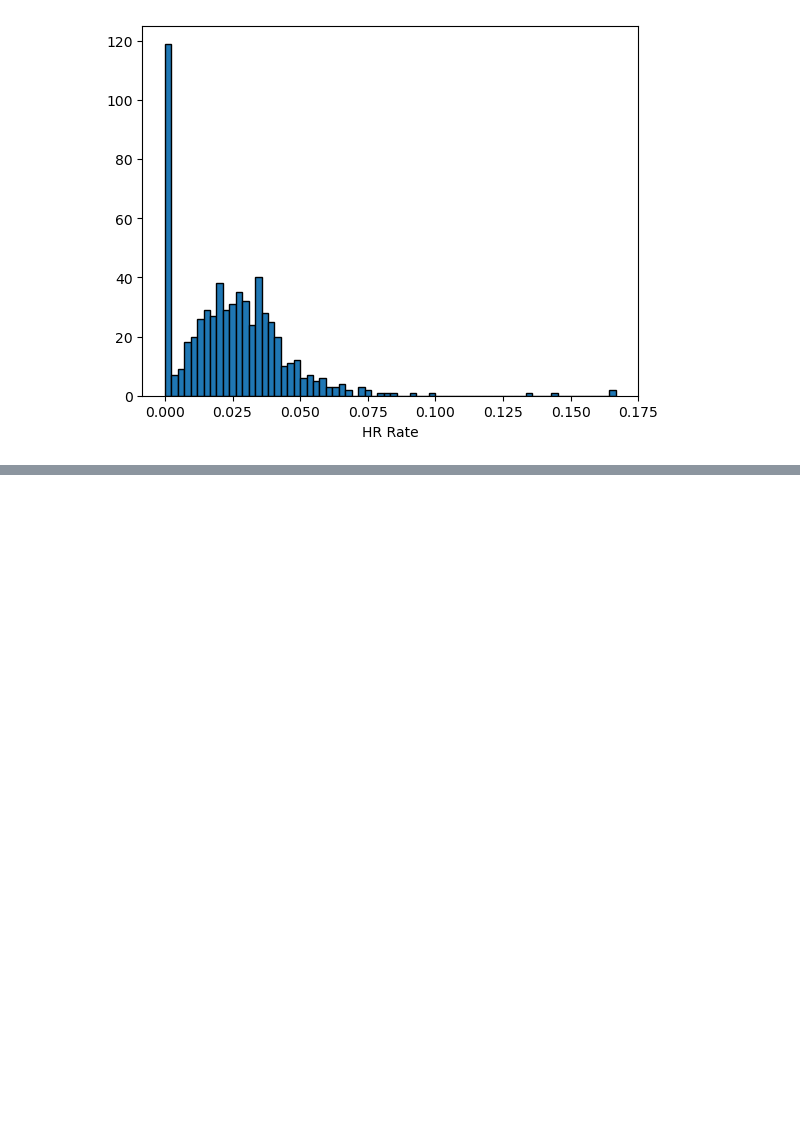
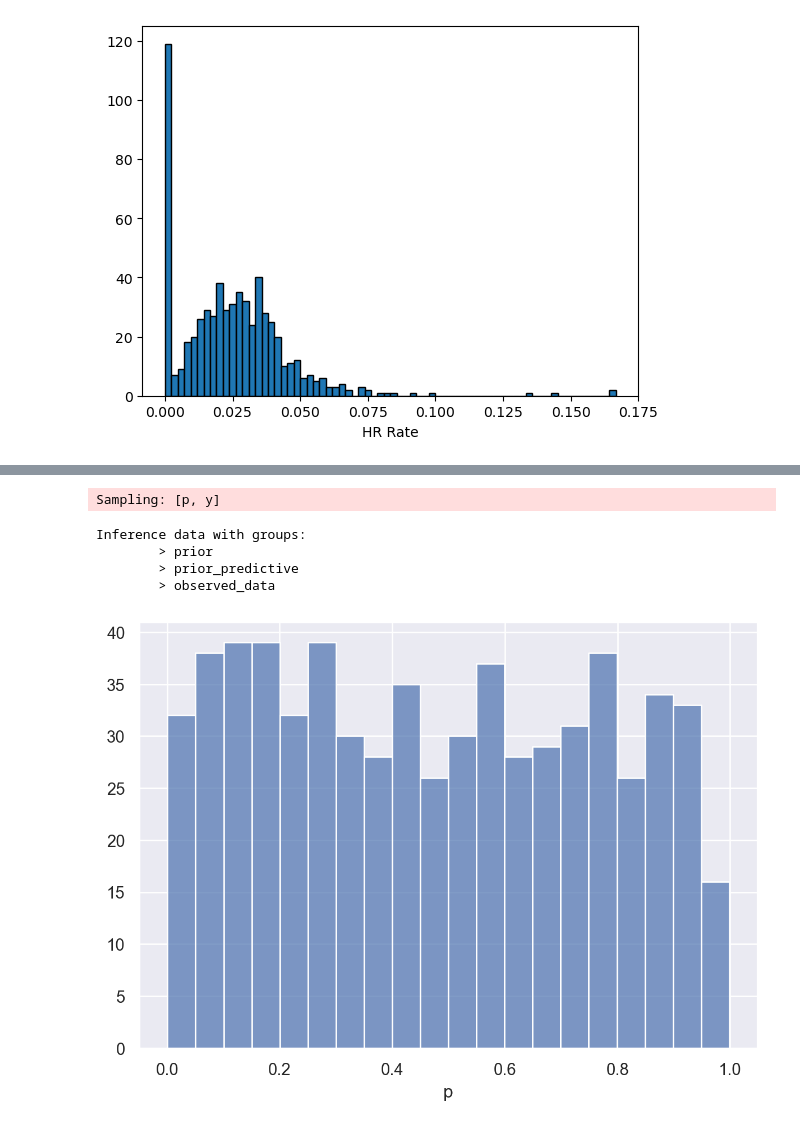
Before and after one commit to jvminkim/hitting-25, a Jupyter notebook: scripts/baseline_models.ipynb, the cells around one changed output, grey strips where cells are left out. Saved outputs shown, nothing was run; the diff lists cells and outputs as text; code cells hidden in the pictures; blank space fills up the shorter version.

Commit message:
Initial Baseline Model Done

```diff
--- a/scripts/baseline_models.ipynb
+++ b/scripts/baseline_models.ipynb
@@ -86,0 +86,16 @@ C:\Users\jamin\AppData\Local\PyTensor\compiledir_Windows-10-10.0.19045-SP0-Intel
+# %%
+with uninformative_prior_model:
+    uninformed_prior_trace = pm.sample_prior_predictive(1000)
+# %% [output]
+Sampling: [p, y]
+# %%
+uninformed_prior_trace
+# %% [output]
+Inference data with groups:
+        > prior
+        > prior_predictive
+        > observed_data
+# %%
+so.Plot(uninformed_prior_trace.prior['p'].sel(chain=[0], draw = [0]).squeeze()).add(so.Bars(), so.Hist(bins = 20))
+# %% [output]
+[figure, added]
```
Also changed, not shown: parts of 23 cells of this notebook.
